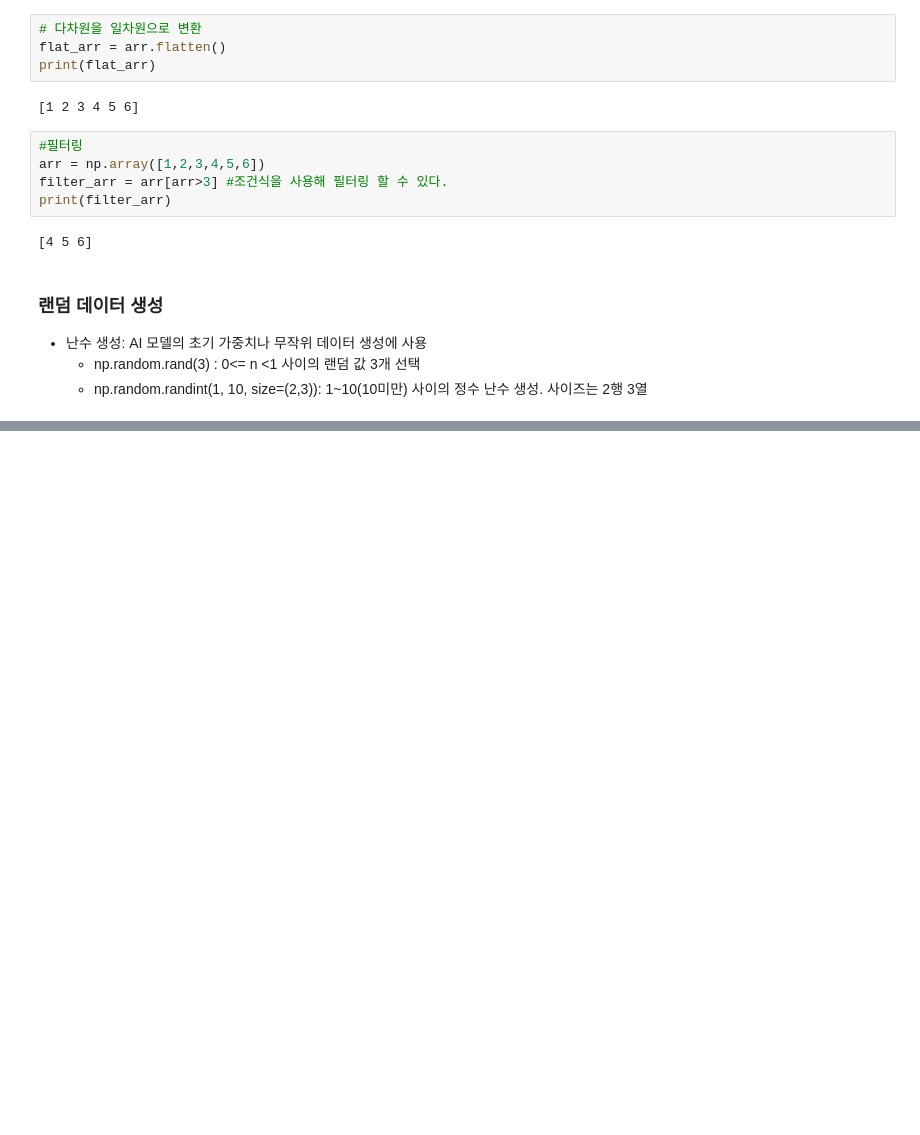
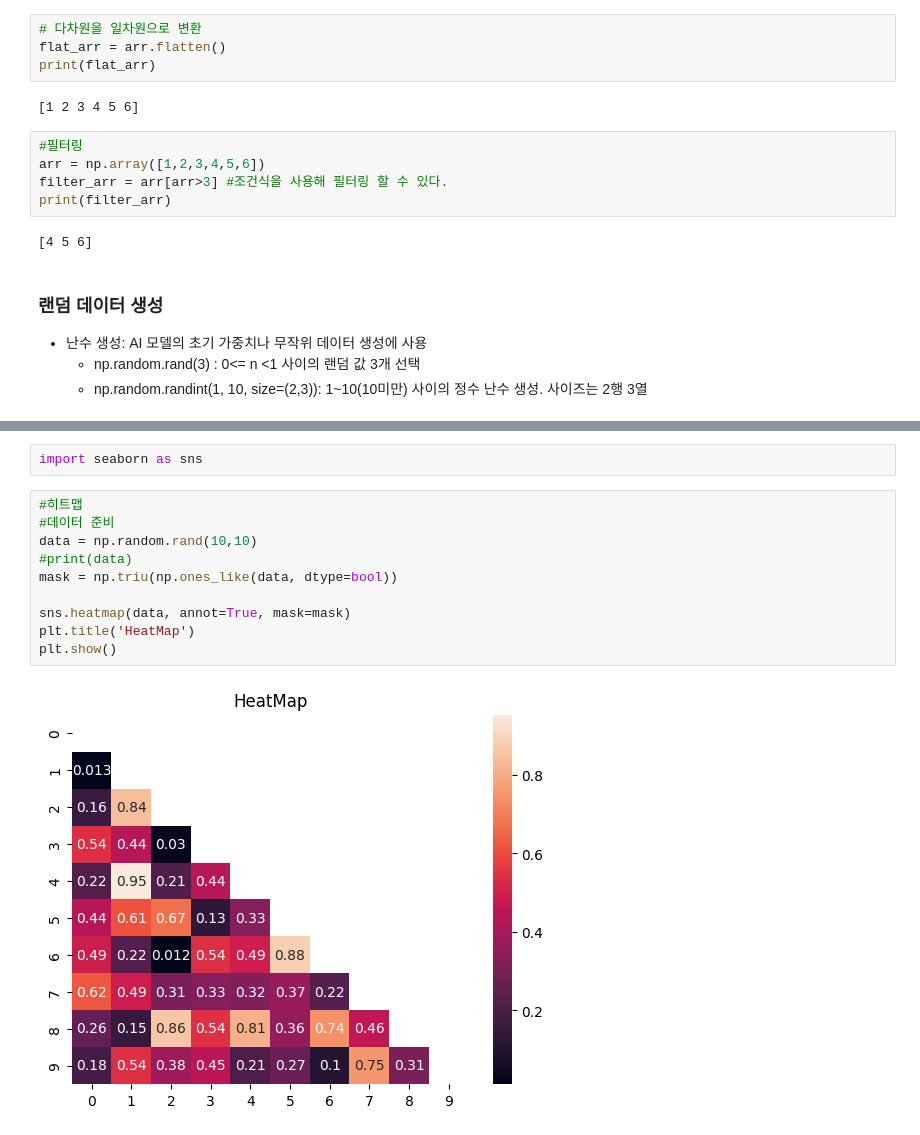
Before and after one commit to powder1122/Sk-Study, a Jupyter notebook: study_June/study_0613.ipynb, the cells around one changed output, grey strips where cells are left out. Saved outputs shown, nothing was run; the diff lists cells and outputs as text; blank space fills up the shorter version.

```diff
--- a/study_June/study_0613.ipynb
+++ b/study_June/study_0613.ipynb
@@ -154,0 +978,14 @@ print(ran_val2)
+# %%
+import seaborn as sns
+# %%
+#히트맵
+#데이터 준비
+data = np.random.rand(10,10)
+#print(data)
+mask = np.triu(np.ones_like(data, dtype=bool))
+
+sns.heatmap(data, annot=True, mask=mask)
+plt.title('HeatMap')
+plt.show()
+# %% [output]
+[figure, added]
```
Also changed, not shown: parts of 79 cells of this notebook, 4 other files.
